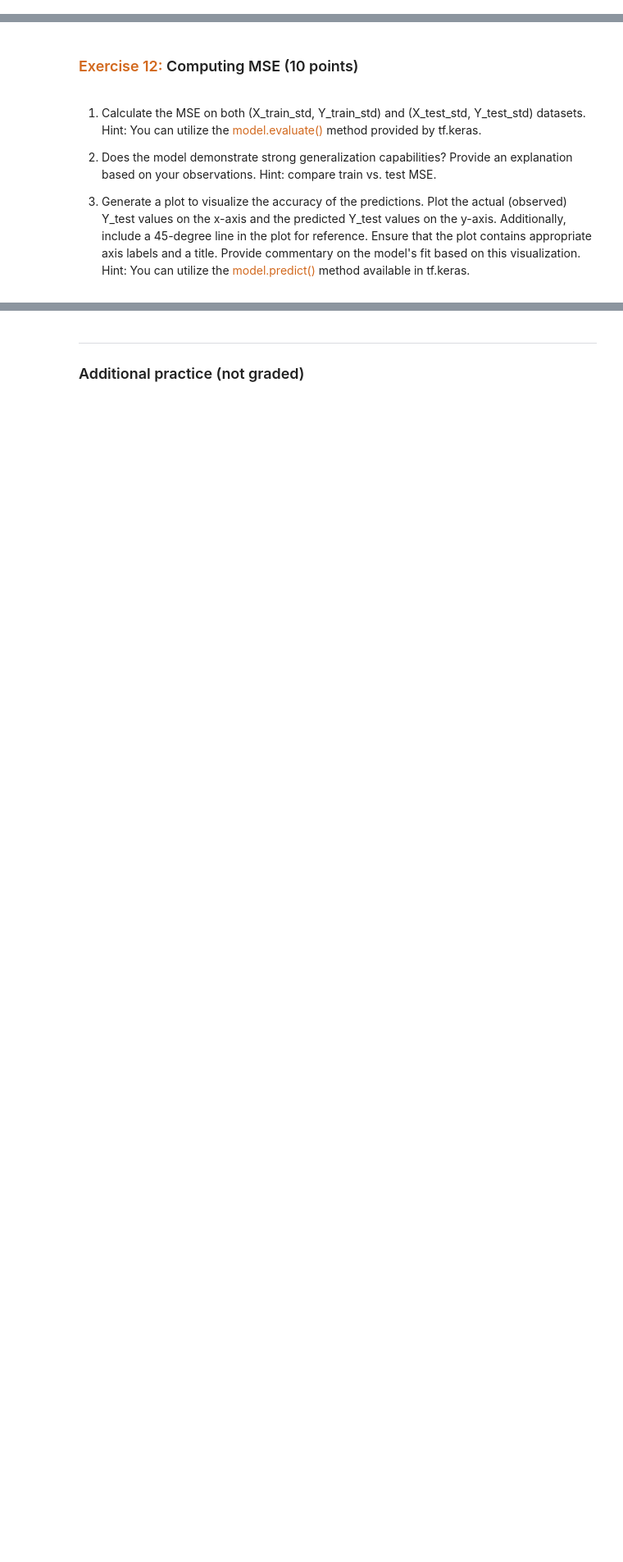
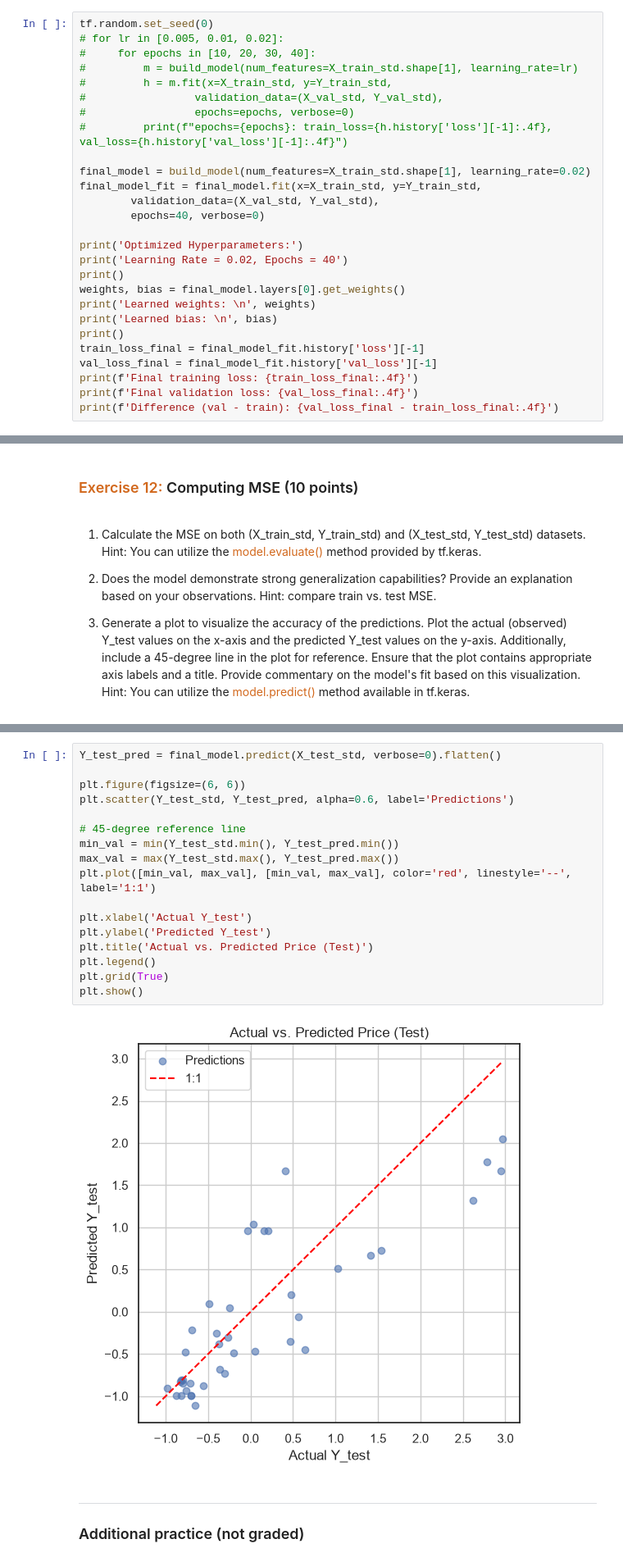
Before and after one commit to caroline-nealon/DATASCI-207, a Jupyter notebook: Module 3/03 Linear Regression with Tensorflow.ipynb, the cells around one changed output, grey strips where cells are left out. Shown at 82% size. Cells and saved outputs as stored; diff of their text form; blank space fills up the shorter version.

```diff
--- a/Module 3/03 Linear Regression with Tensorflow.ipynb
+++ b/Module 3/03 Linear Regression with Tensorflow.ipynb
@@ -376,0 +404,27 @@ tf.random.set_seed(0)
+# %%
+tf.random.set_seed(0)
+# for lr in [0.005, 0.01, 0.02]:
+#     for epochs in [10, 20, 30, 40]:
+#         m = build_model(num_features=X_train_std.shape[1], learning_rate=lr)
+#         h = m.fit(x=X_train_std, y=Y_train_std,
+#                 validation_data=(X_val_std, Y_val_std),
+#                 epochs=epochs, verbose=0)
+#         print(f"epochs={epochs}: train_loss={h.history['loss'][-1]:.4f}, val_loss={h.history['val_loss'][-1]:.4f}")
+
+final_model = build_model(num_features=X_train_std.shape[1], learning_rate=0.02)
+final_model_fit = final_model.fit(x=X_train_std, y=Y_train_std,
+        validation_data=(X_val_std, Y_val_std),
+        epochs=40, verbose=0)
+
+print('Optimized Hyperparameters:')
+print('Learning Rate = 0.02, Epochs = 40')
+print()
+weights, bias = final_model.layers[0].get_weights()
+print('Learned weights: \n', weights)
+print('Learned bias: \n', bias)
+print()
+train_loss_final = final_model_fit.history['loss'][-1]
+val_loss_final = final_model_fit.history['val_loss'][-1]
+print(f'Final training loss: {train_loss_final:.4f}')
+print(f'Final validation loss: {val_loss_final:.4f}')
+print(f'Difference (val - train): {val_loss_final - train_loss_final:.4f}')
@@ -393,3 +474,22 @@ Now that you've determined the optimal set of hyperparameters, it's time to eval
+# %%
+Y_test_pred = final_model.predict(X_test_std, verbose=0).flatten()
+
+plt.figure(figsize=(6, 6))
+plt.scatter(Y_test_std, Y_test_pred, alpha=0.6, label='Predictions')
+
+# 45-degree reference line
+min_val = min(Y_test_std.min(), Y_test_pred.min())
+max_val = max(Y_test_std.max(), Y_test_pred.max())
+plt.plot([min_val, max_val], [min_val, max_val], color='red', linestyle='--', label='1:1')
+
+plt.xlabel('Actual Y_test')
+plt.ylabel('Predicted Y_test')
+plt.title('Actual vs. Predicted Price (Test)')
+plt.legend()
+plt.grid(True)
+plt.show()
+# %% [output]
+[figure, added]
 # %% [markdown]
 ----
 ### <span style="color:chocolate"></span> Additional practice (not graded)
```
Also changed, not shown: parts of 18 cells of this notebook.
